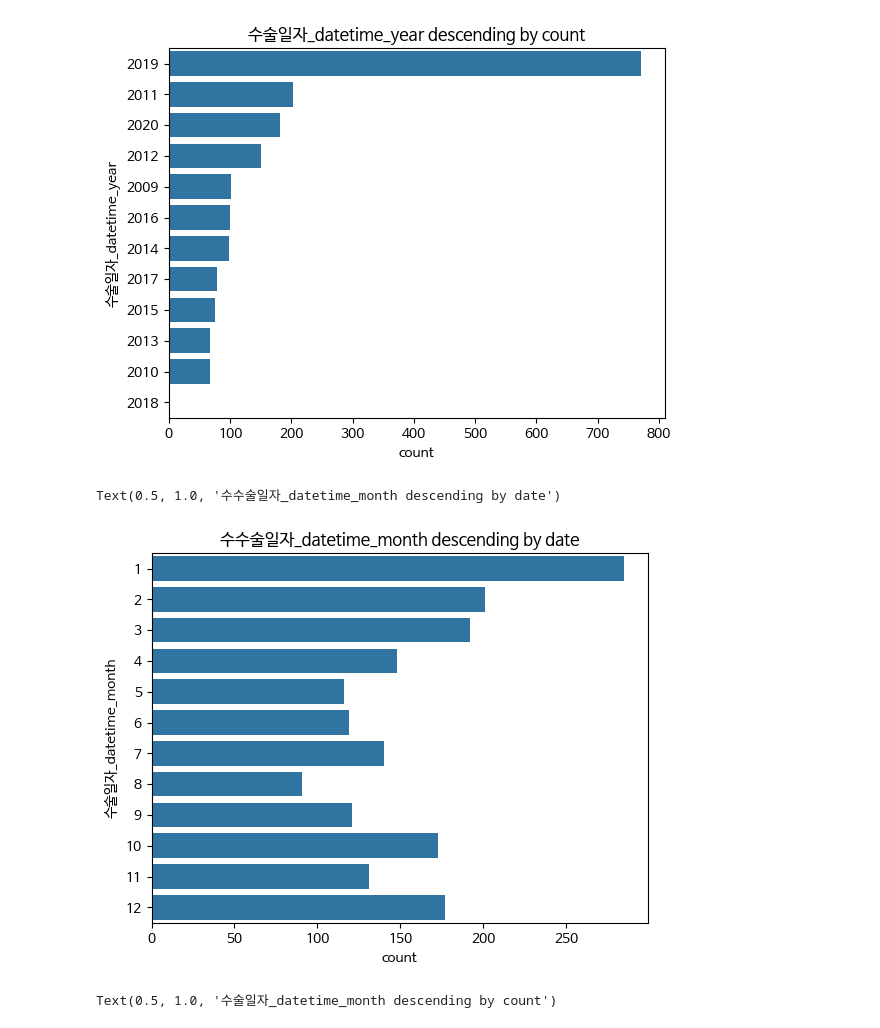
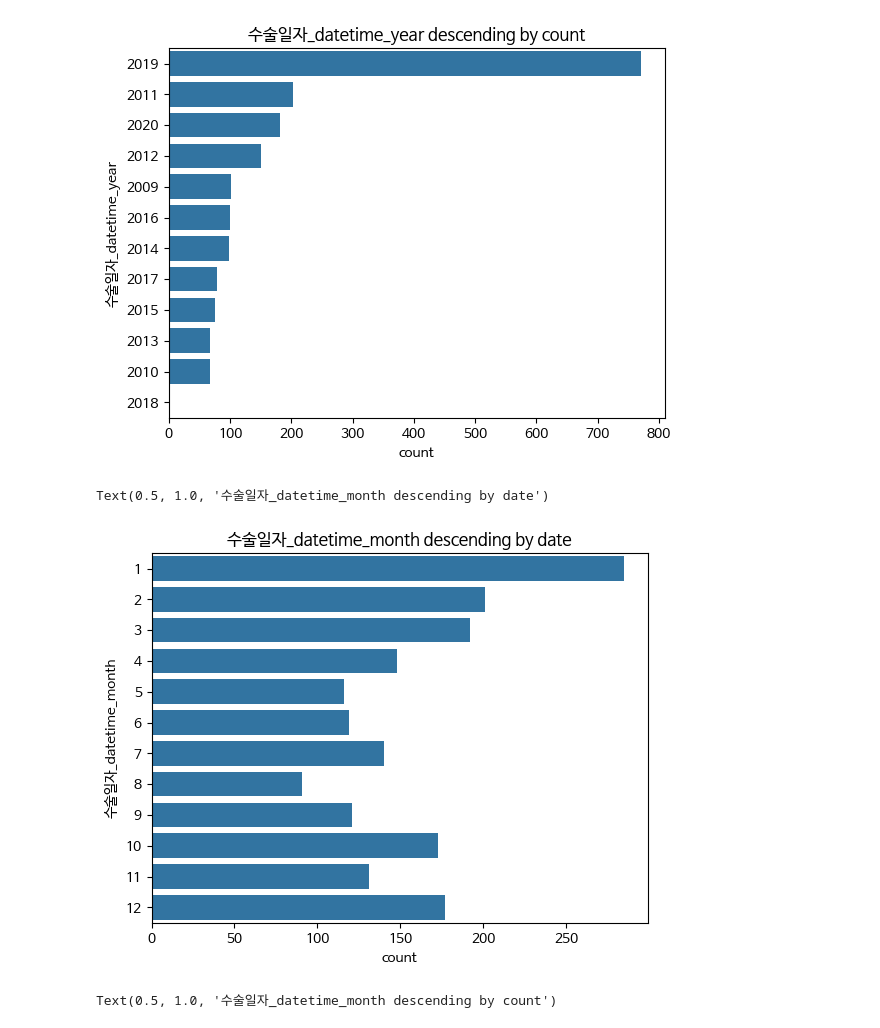
Before and after one commit to ohjisu320/study_data_analytics, a Jupyter notebook: docs/quests/DDA/SpineSurgeryList.ipynb, the cells around one changed output. Drawn from its saved outputs; the diff is of its cells as text; code cells hidden in the pictures.

```diff
--- a/docs/quests/DDA/SpineSurgeryList.ipynb
+++ b/docs/quests/DDA/SpineSurgeryList.ipynb
@@ -183,10 +183,10 @@ Text(0.5, 1.0, '수술일자_datetime_year descending by count')
 # %%
 # 수술일자_datetime_month descending by date
 month_count = sns.countplot(data=df_SSL,y='수술일자_datetime_month')
-plt.title('수수술일자_datetime_month descending by date')
+plt.title('수술일자_datetime_month descending by date')
 # %% [output]
-Text(0.5, 1.0, '수수술일자_datetime_month descending by date')
+Text(0.5, 1.0, '수술일자_datetime_month descending by date')
-[figure, old version]
+[figure, new version]
 # %%
 # 수술일자_datetime_month descending by count
 series_datetime_month = df_SSL['수술일자_datetime_month'].value_counts()
```
